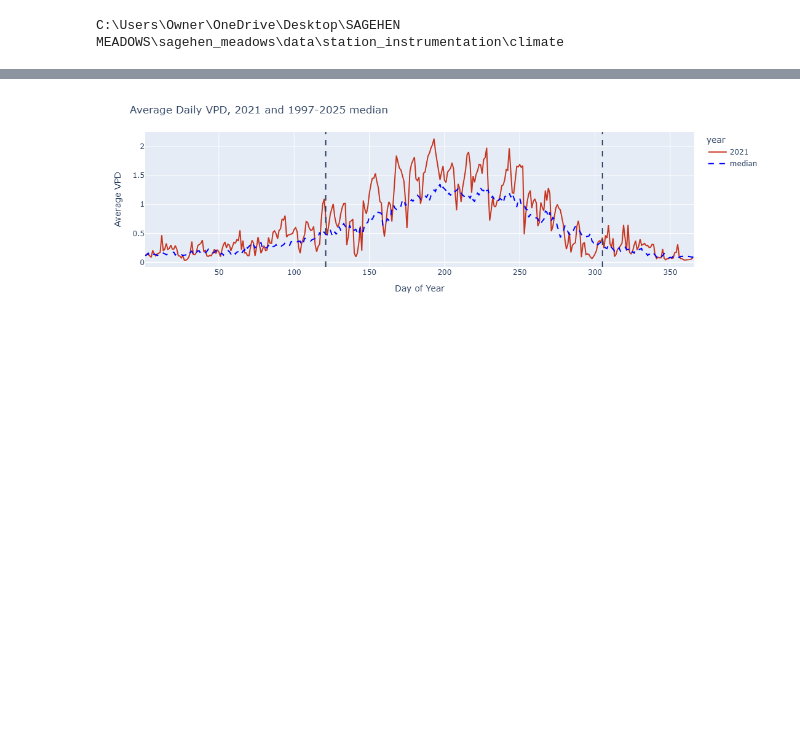
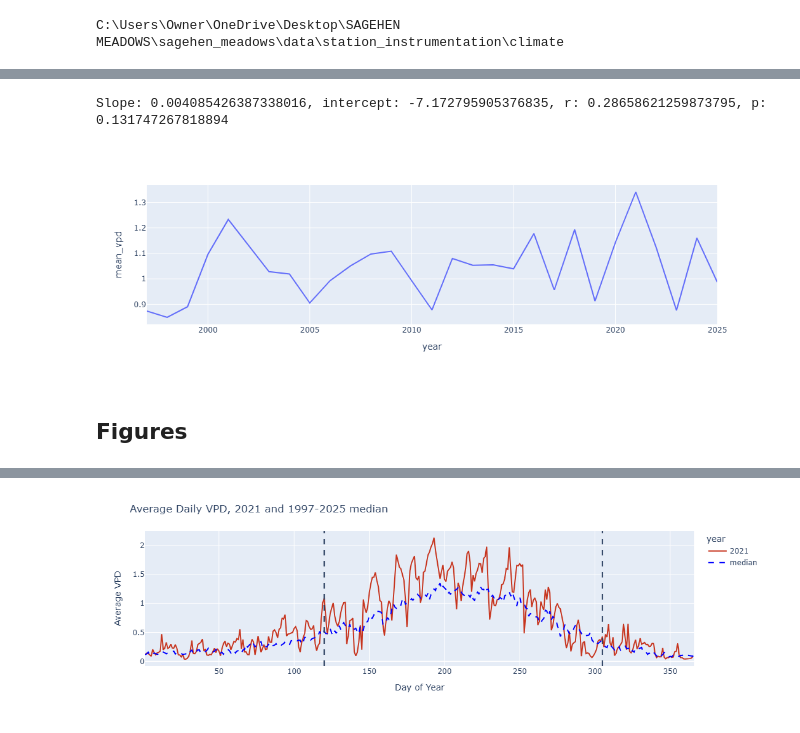
Before and after one commit to jnatali/sagehen_meadows, a Jupyter notebook: scripts/climate/VPD_long_term_analysis.ipynb, the cells around one changed output, grey strips where cells are left out. Cells and saved outputs as stored; diff of their text form; code cells hidden in the pictures; blank space fills up the shorter version.

```diff
--- a/scripts/climate/VPD_long_term_analysis.ipynb
+++ b/scripts/climate/VPD_long_term_analysis.ipynb
@@ -228,0 +228,4 @@ grouped_weather
+# %%
+growing_season_months = list(range(6, 9 + 1))
+growing_season_vpd = grouped_weather_vpd[grouped_weather_vpd['datetime'].apply(lambda val: val.month in growing_season_months)]
+growing_season_vpd
@@ -228,0 +254,3 @@ grouped_weather
+# %%
+growing_season_vpd_means = growing_season_vpd.groupby(by="year", as_index=False).agg(mean_vpd=("avg_val", "mean"))
+growing_season_vpd_means
@@ -229 +275,12 @@ grouped_weather
+# %%
+means_linreg = stats.linregress(x=growing_season_vpd_means["year"], y=growing_season_vpd_means["mean_vpd"])
+print(f"Slope: {means_linreg[0]}, intercept: {means_linreg[1]}, r: {means_linreg[2]}, p: {means_linreg[3]}")
+# %% [output]
+Slope: 0.004085426387338016, intercept: -7.172795905376835, r: 0.28658621259873795, p: 0.131747267818894
+# %%
+px.line(growing_season_vpd_means, x="year", y="mean_vpd")
+# %% [output]
+[figure, added]
+# %% [markdown]
+## Figures
 # %%
```
Also changed, not shown: parts of 26 cells of this notebook, 1 other file.
